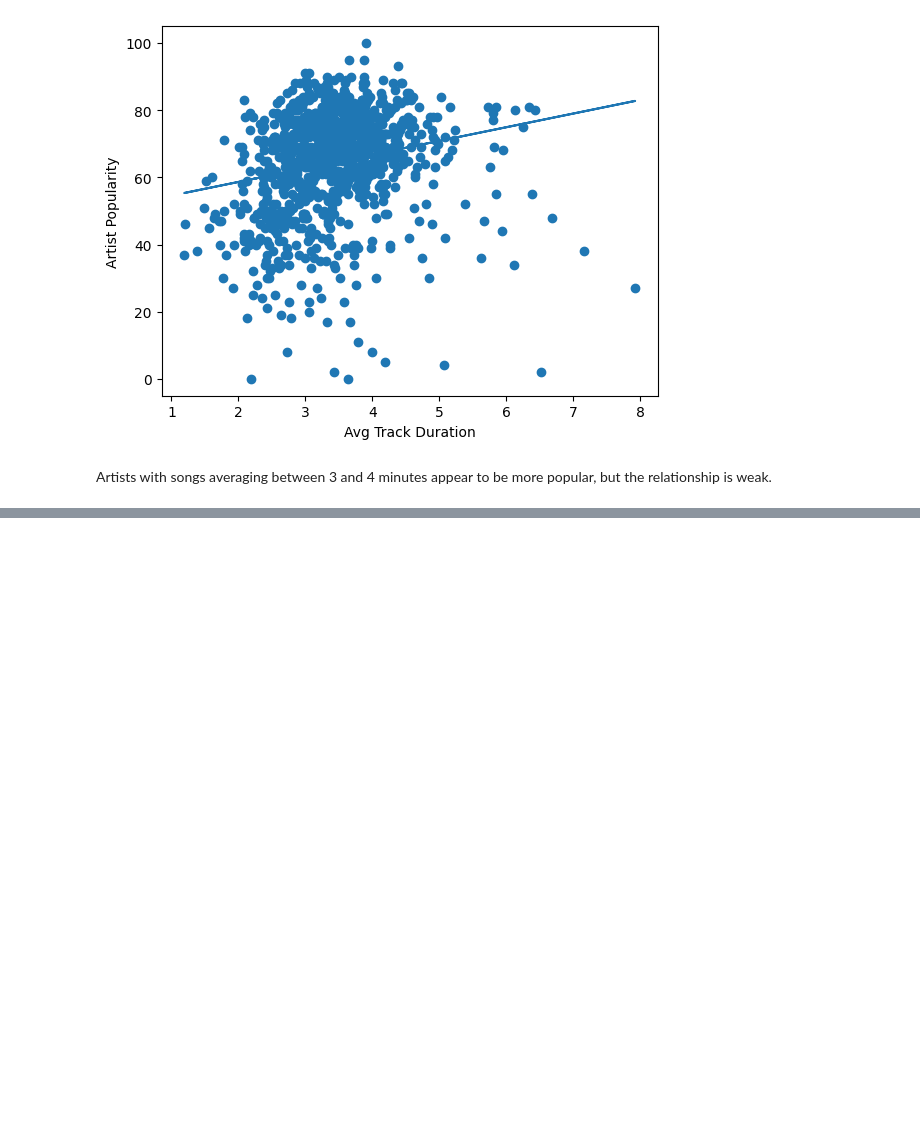
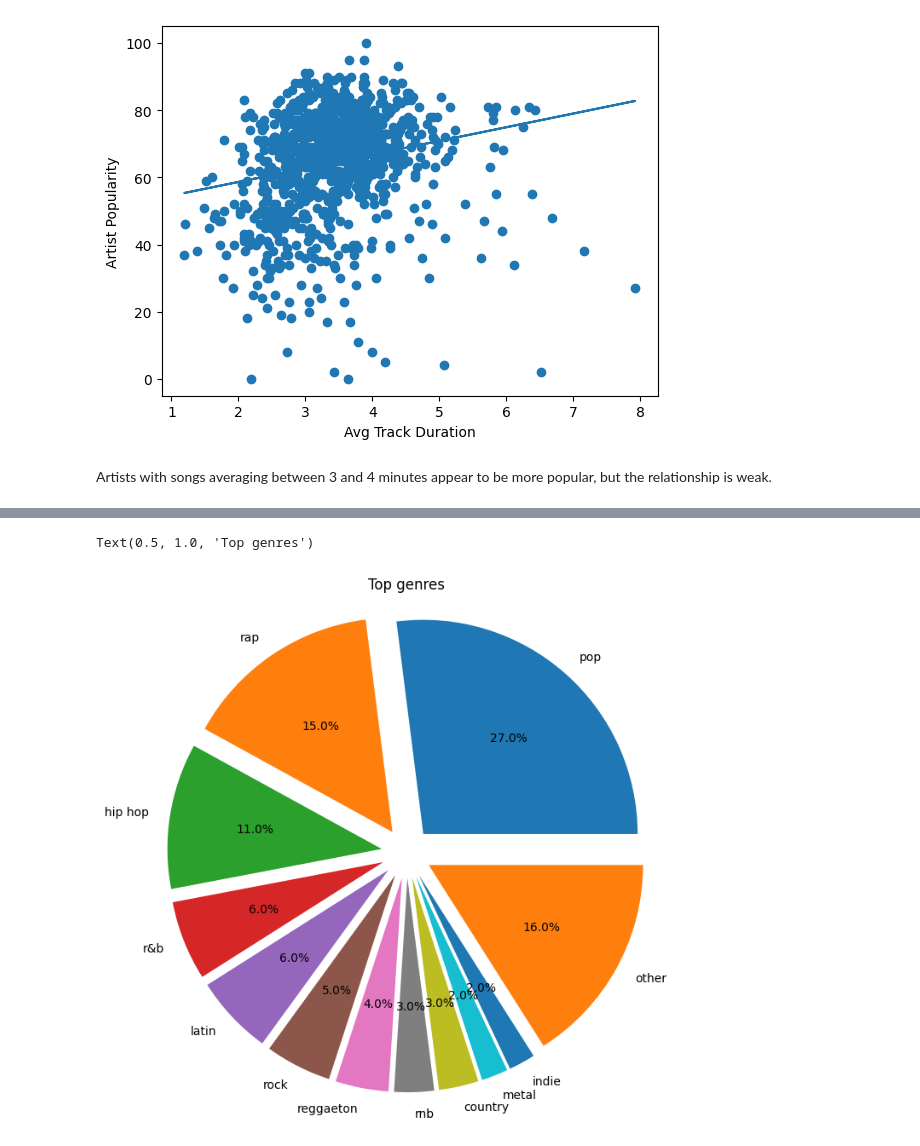
Before and after one commit to prokope/learning-data-science, a Jupyter notebook: eda.ipynb, the cells around one changed output, grey strips where cells are left out. Cells and saved outputs as stored; diff of their text form; code cells hidden in the pictures; blank space fills up the shorter version.

```diff
--- a/eda.ipynb
+++ b/eda.ipynb
@@ -474,0 +466,6 @@ plt.show()
+# %%
+# Exploded version (with separated labels to plot)
+artist_popularity_metrics_exploded = artist_popularity_metrics.explode('artist_labels')
+top_100_artists = artist_popularity_metrics_exploded.iloc[:100]
+
+top_100_artists
@@ -474,0 +487,15 @@ plt.show()
+# %%
+top_100_artists.loc[(top_100_artists['artist_labels'].str.contains('hip hop')) | (top_100_artists['artist_labels'].str.contains('hip-hop'))] = 'hip hop'
+top_100_artists.loc[top_100_artists['artist_labels'].str.contains('pop')] = 'pop'
+top_100_artists.loc[top_100_artists['artist_labels'].str.contains('rap')] = 'rap'
+top_100_artists.loc[top_100_artists['artist_labels'].str.contains('r&b')] = 'r&b'
+top_100_artists.loc[top_100_artists['artist_labels'].str.contains('metal')] = 'metal'
+top_100_artists.loc[top_100_artists['artist_labels'].str.contains('rock')] = 'rock'
+top_100_artists.loc[top_100_artists['artist_labels'].str.contains('latin')] = 'latin'
+
+top_100_artists_labels = top_100_artists['artist_labels'].value_counts()
+other_labels_amount = top_100_artists_labels[(top_100_artists_labels == 1)].sum()
+top_100_artists_labels = top_100_artists_labels[(top_100_artists_labels > 1)]
+top_100_artists_labels['other'] = other_labels_amount
+
+top_100_artists_labels
@@ -474,0 +518,13 @@ plt.show()
+# %%
+fig, ax = plt.subplots()
+
+labels = top_100_artists_labels.index
+percent = top_100_artists_labels
+
+explode = [0.2 for label in top_100_artists_labels.index]
+
+ax.pie(percent, labels=labels, labeldistance=1.1, explode=explode, autopct='%1.1f%%', radius=1.7)
+plt.title('Top genres', pad=90)
+# %% [output]
+Text(0.5, 1.0, 'Top genres')
+[figure, added]
```
Also changed, not shown: parts of 11 cells of this notebook.
